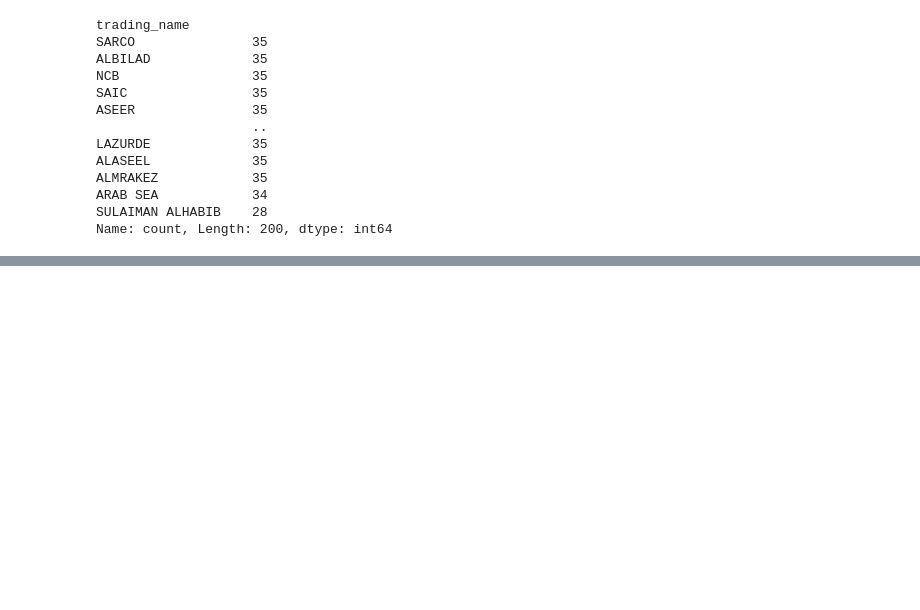
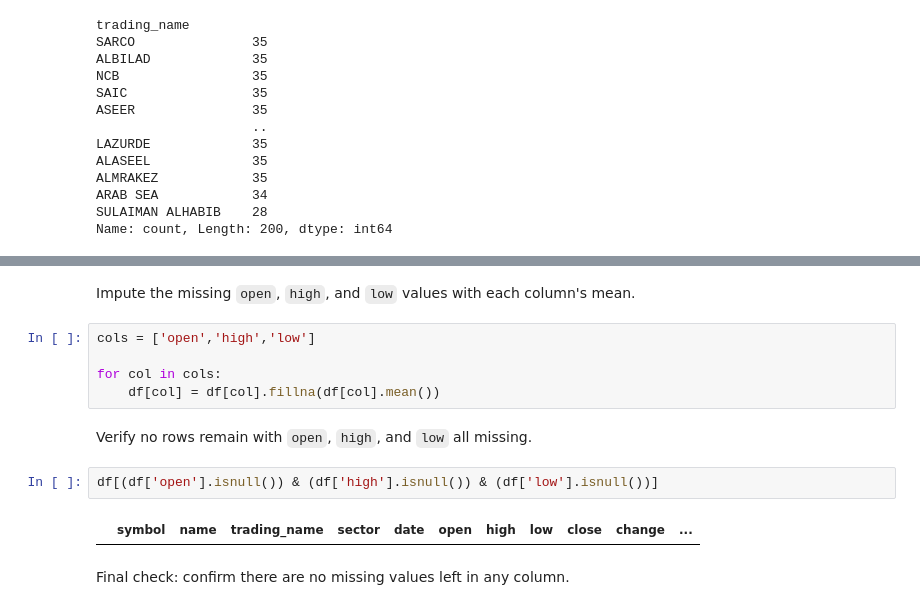
Before and after one commit to RenadRaaft/Saudi-Stock-Exchange-Tadawul-, a Jupyter notebook: Notebook/DataCleaning.ipynb, the cells around one changed output, grey strips where cells are left out. Saved outputs shown, nothing was run; the diff lists cells and outputs as text; blank space fills up the shorter version.

```diff
--- a/Notebook/DataCleaning.ipynb
+++ b/Notebook/DataCleaning.ipynb
@@ -154,0 +285,15 @@ Name: count, Length: 200, dtype: int64
+# %% [markdown]
+Impute the missing `open`, `high`, and `low` values with each column's mean.
+# %%
+cols = ['open','high','low']
+
+for col in cols:
+    df[col] = df[col].fillna(df[col].mean())
+# %% [markdown]
+Verify no rows remain with `open`, `high`, and `low` all missing.
+# %%
+df[(df['open'].isnull()) & (df['high'].isnull()) & (df['low'].isnull())]
+# %% [output]
+|  | symbol | name | trading_name | sector | date | open | high | low | close | change | ... |
+# %% [markdown]
+Final check: confirm there are no missing values left in any column.
```
Also changed, not shown: parts of 28 cells of this notebook.
